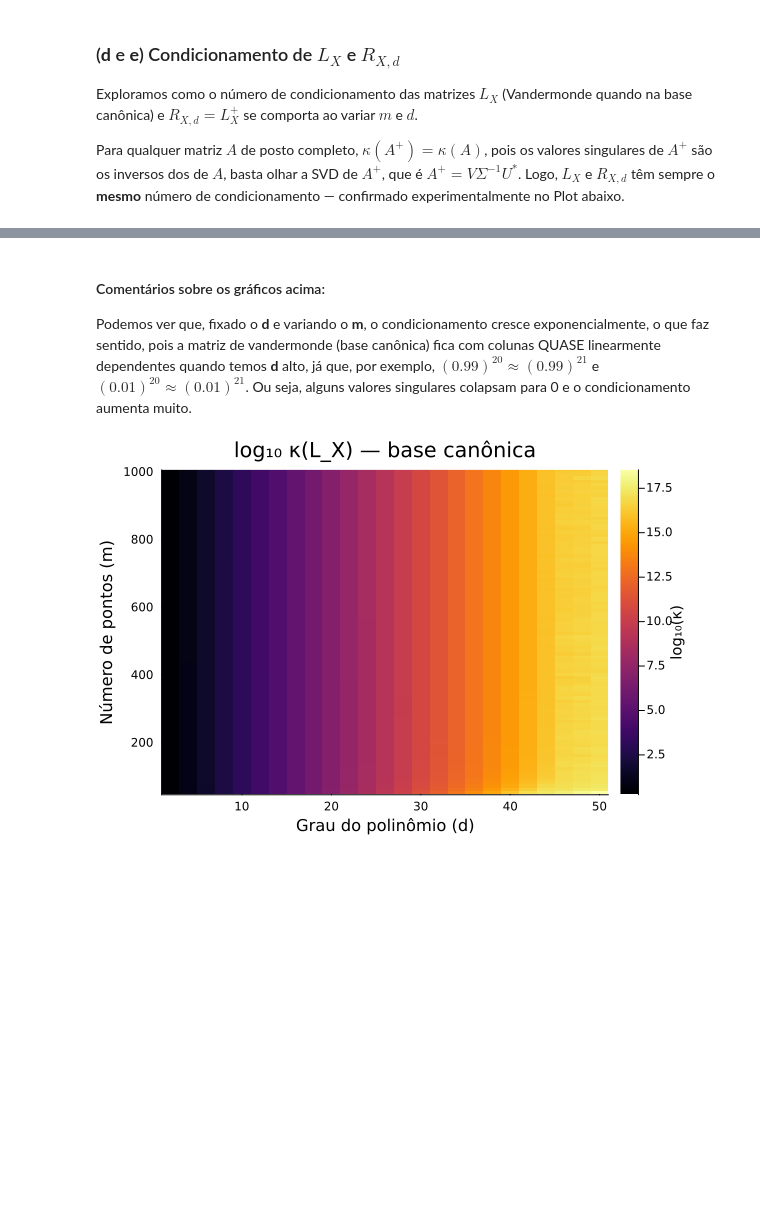
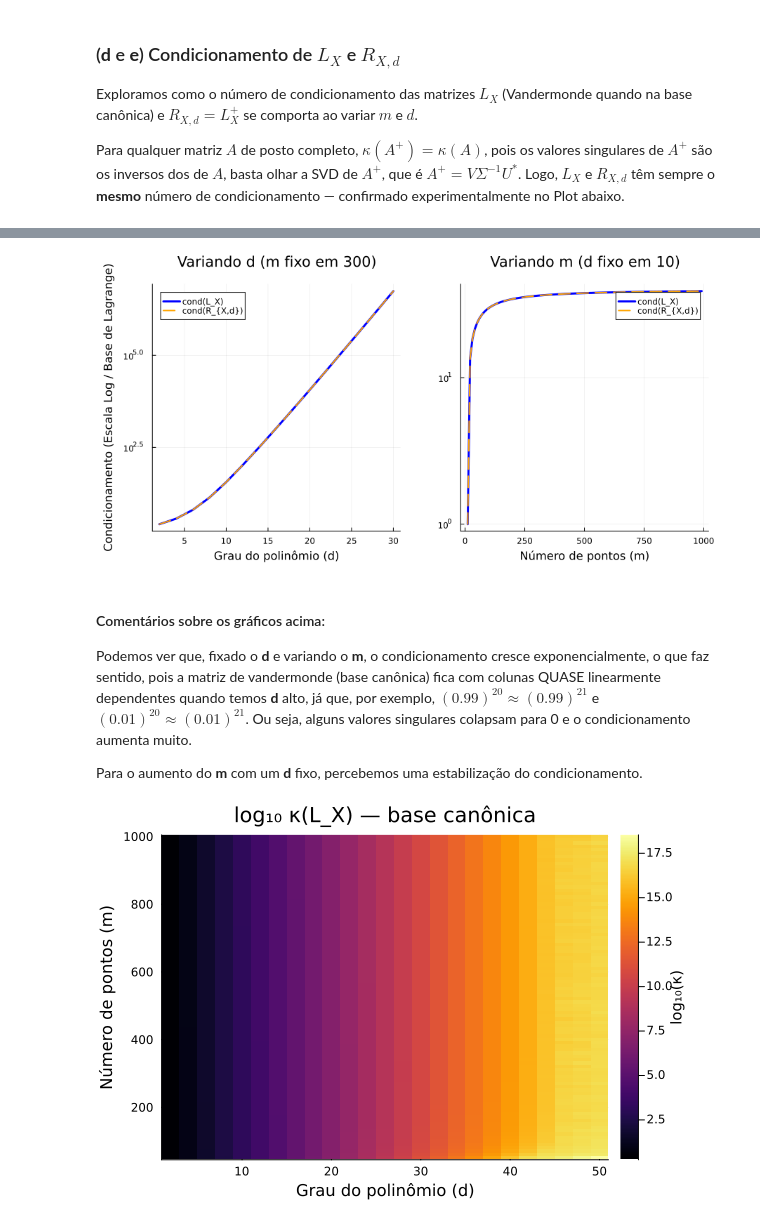
Before and after one commit to Jose-Pedro-Dresch/aln_pjt3_polinomios, a Jupyter notebook: Projeto3_julia (1).ipynb, the cells around one changed output, grey strips where cells are left out. Drawn from its saved outputs; the diff is of its cells as text; code cells hidden in the pictures; blank space fills up the shorter version.

```diff
--- a/Projeto3_julia (1).ipynb
+++ b/Projeto3_julia (1).ipynb
@@ -466,5 +466,77 @@ plot(p1, p2, layout=(1, 2), size=(900, 450), margin=5Plots.mm)
+# %%
+# ================= Configurações ================= #
+# Fixa m, varia d
+m_fixed = 300
+d_vals = 2:2:30
+
+# Fixa d, varia m
+d_fixed = 10
+m_vals = 11:10:1000
+
+cond_L_d = zeros(length(d_vals))
+cond_R_d = zeros(length(d_vals))
+
+cond_L_m = zeros(length(m_vals))
+cond_R_m = zeros(length(m_vals))
+
+# ================= Execução ================= #
+# Teste 1: Variando d
+for (i, d) in enumerate(d_vals)
+    X = collect(range(-1.0, 1.0, length=m_fixed))
+    L = lagrange_barycentric(X, d)
+    R = pinv(L) # inv(transpose(L) * L) * transpose(L)
+
+    cond_L_d[i] = custom_cond(L, d)
+    cond_R_d[i] = custom_cond(R, d)
+end
+
+# Teste 2: Variando m
+for (i, m) in enumerate(m_vals)
+    X = collect(range(-1.0, 1.0, length=m))
+    L = lagrange_barycentric(X, d_fixed)
+    R = pinv(L) # inv(transpose(L) * L) * transpose(L)
+
+    cond_L_m[i] = custom_cond(L, d_fixed)
+    cond_R_m[i] = custom_cond(R, d_fixed)
+end
+
+# ================= Plotagem ================= #
+# Gráfico 1
+p1 = plot(d_vals, cond_L_d,
+          label="cond(L_X)",
+          lw=3, color=:blue)
+plot!(p1, d_vals, cond_R_d,
+      label="cond(R_{X,d})",
+      lw=2, ls=:dash, color=:orange)
+plot!(p1,
+      yscale=:log10,
+      title="Variando d (m fixo em $m_fixed)",
+      xlabel="Grau do polinômio (d)",
+      ylabel="Condicionamento (Escala Log / Base de Lagrange)",
+      legend=:topleft,
+      grid=true)
+
+# Gráfico 2
+p2 = plot(m_vals, cond_L_m,
+          label="cond(L_X)",
+          lw=3, color=:blue)
+plot!(p2, m_vals, cond_R_m,
+      label="cond(R_{X,d})",
+      lw=2, ls=:dash, color=:orange)
+plot!(p2,
+      yscale=:log10,
+      title="Variando m (d fixo em $d_fixed)",
+      xlabel="Número de pontos (m)",
+      legend=:topright,
+      grid=true)
+
+plot(p1, p2, layout=(1, 2), size=(900, 450), margin=5Plots.mm)
+# %% [output]
+[figure, added]
 # %% [markdown]
 #### Comentários sobre os gráficos acima:
 
 Podemos ver que, fixado o **d** e variando o **m**, o condicionamento cresce exponencialmente, o que faz sentido, pois a matriz de vandermonde (base canônica) fica com colunas QUASE linearmente dependentes quando temos **d** alto, já que, por exemplo, $(0.99)^{20} \approx (0.99)^{21}$ e $(0.01)^{20} \approx (0.01)^{21}$. Ou seja, alguns valores singulares colapsam para 0 e o condicionamento aumenta muito.
+
+Para o aumento do **m** com um **d** fixo, percebemos uma estabilização do condicionamento.
 # %%
```
Also changed, not shown: parts of 14 cells of this notebook.
